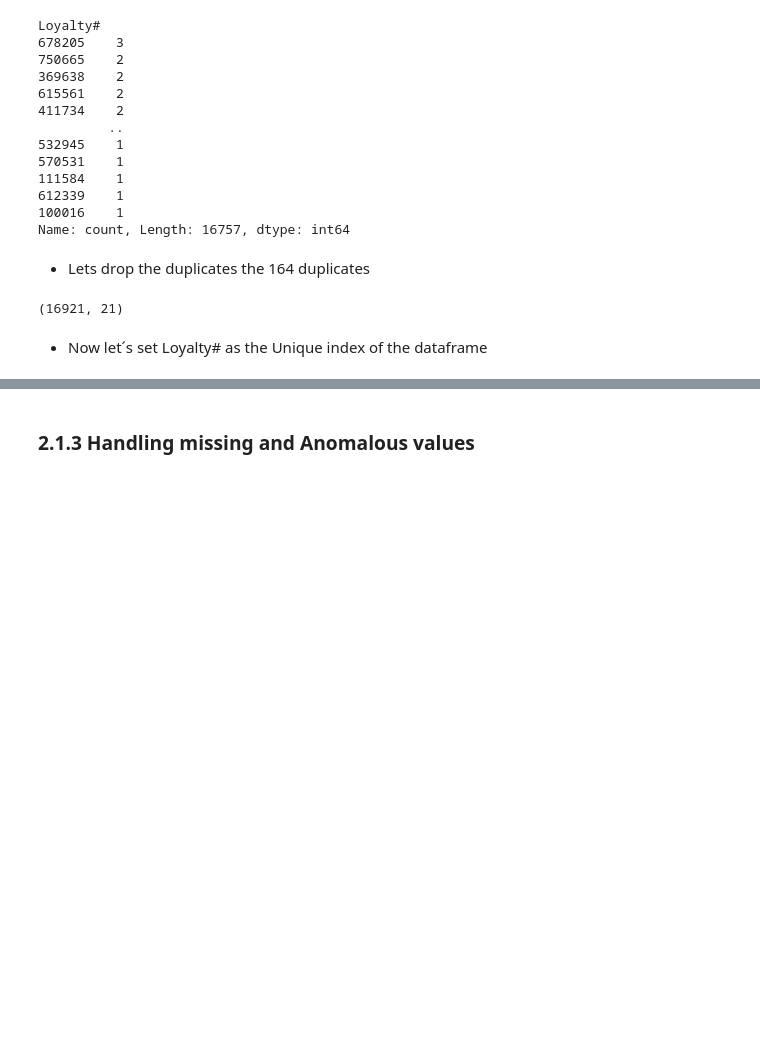
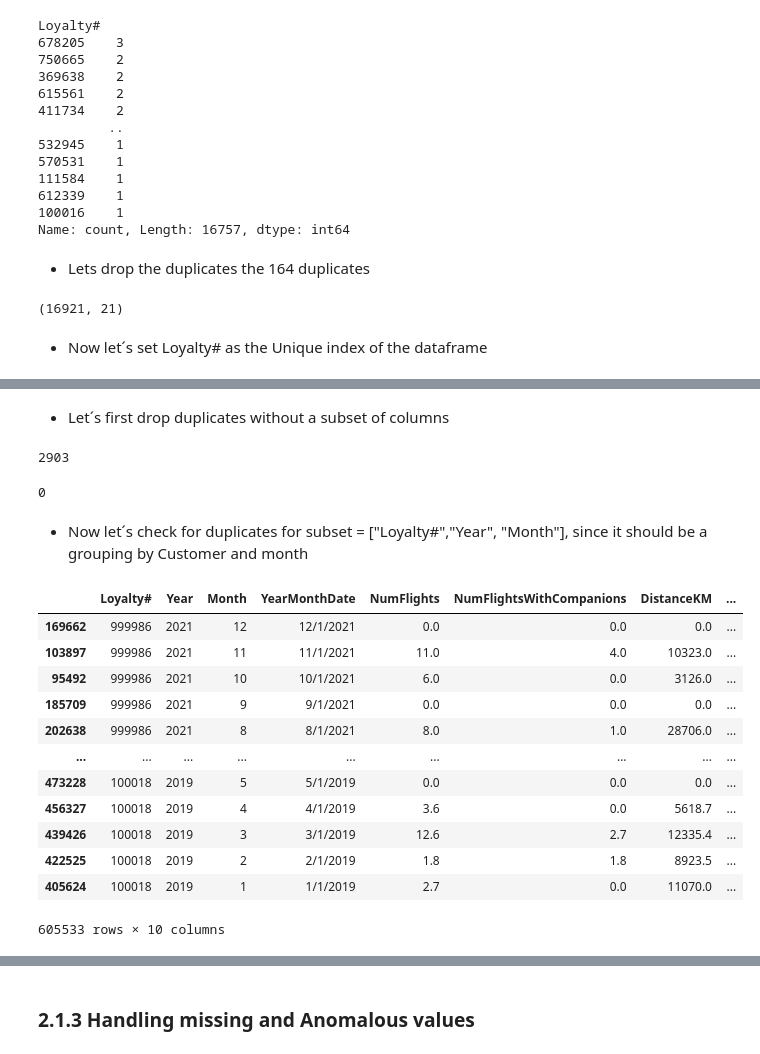
Before and after one commit to kidademoraisaly/Data-Mining, a Jupyter notebook: data_exploration.ipynb, the cells around one changed output, grey strips where cells are left out. Drawn from its saved outputs; the diff is of its cells as text; code cells hidden in the pictures; blank space fills up the shorter version.

```diff
--- a/data_exploration.ipynb
+++ b/data_exploration.ipynb
@@ -153,0 +182,29 @@ customers_df.set_index("Loyalty#", inplace=True)
+# %% [markdown]
+- Let´s first drop duplicates without a subset of columns
+# %%
+flights_df.duplicated().sum()
+# %% [output]
+2903
+# %%
+flights_df.drop_duplicates(inplace=True)
+flights_df.duplicated().sum()
+# %% [output]
+0
+# %% [markdown]
+- Now let´s check for duplicates for subset = ["Loyalty#","Year", "Month"], since it should be a grouping by Customer and month
+# %%
+flights_df.sort_values(by=["Loyalty#", "Year","Month"], ascending=False)
+# %% [output]
+|  | Loyalty# | Year | Month | YearMonthDate | NumFlights | NumFlightsWithCompanions | DistanceKM | ... |
+| 169662 | 999986 | 2021 | 12 | 12/1/2021 | 0.0 | 0.0 | 0.0 | ... |
+| 103897 | 999986 | 2021 | 11 | 11/1/2021 | 11.0 | 4.0 | 10323.0 | ... |
+| 95492 | 999986 | 2021 | 10 | 10/1/2021 | 6.0 | 0.0 | 3126.0 | ... |
+| 185709 | 999986 | 2021 | 9 | 9/1/2021 | 0.0 | 0.0 | 0.0 | ... |
+| 202638 | 999986 | 2021 | 8 | 8/1/2021 | 8.0 | 1.0 | 28706.0 | ... |
+| ... | ... | ... | ... | ... | ... | ... | ... | ... |
+| 473228 | 100018 | 2019 | 5 | 5/1/2019 | 0.0 | 0.0 | 0.0 | ... |
+| 456327 | 100018 | 2019 | 4 | 4/1/2019 | 3.6 | 0.0 | 5618.7 | ... |
+| 439426 | 100018 | 2019 | 3 | 3/1/2019 | 12.6 | 2.7 | 12335.4 | ... |
+| 422525 | 100018 | 2019 | 2 | 2/1/2019 | 1.8 | 1.8 | 8923.5 | ... |
+| 405624 | 100018 | 2019 | 1 | 1/1/2019 | 2.7 | 0.0 | 11070.0 | ... |
+605533 rows × 10 columns
```
Also changed, not shown: parts of 48 cells of this notebook.
